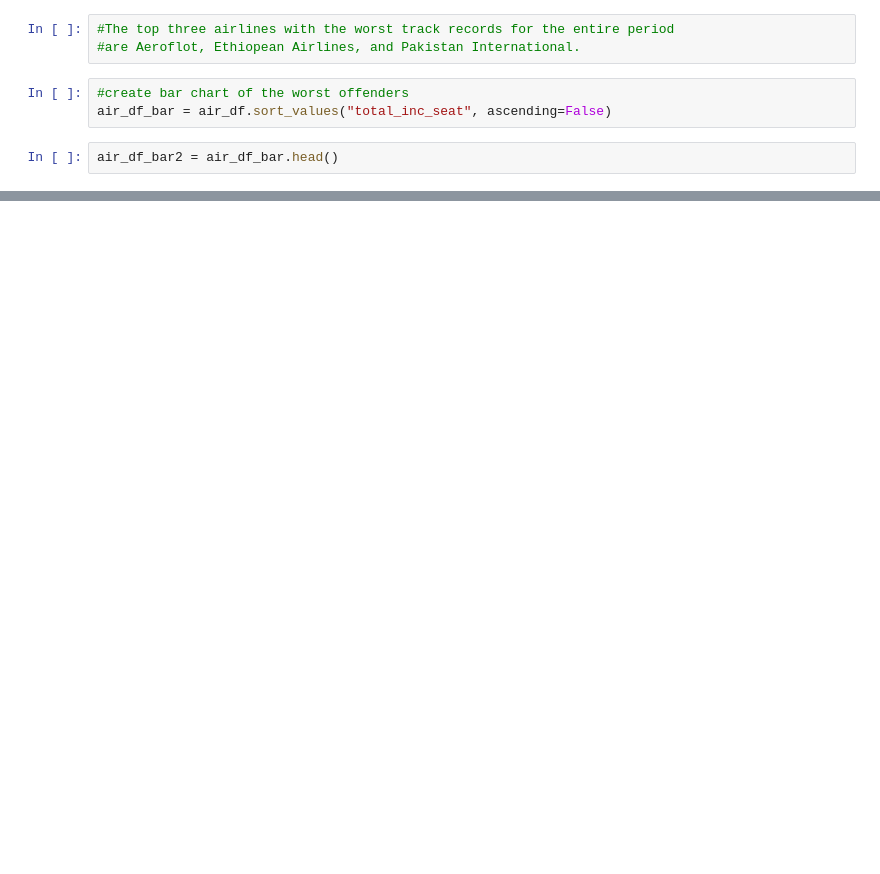
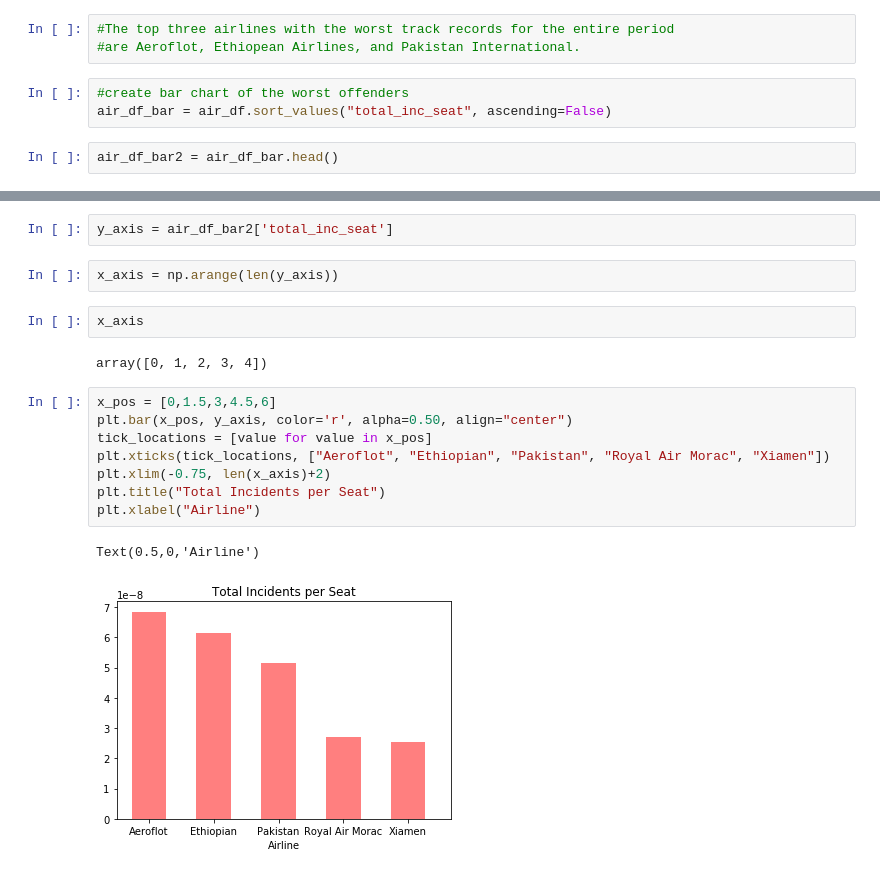
Before and after one commit to jcmachdata/Airline_Safety, a Jupyter notebook: airline-safety.ipynb, the cells around one changed output, grey strips where cells are left out. Saved outputs shown, nothing was run; the diff lists cells and outputs as text; blank space fills up the shorter version.

Commit message:
airline final

```diff
--- a/airline-safety.ipynb
+++ b/airline-safety.ipynb
@@ -269,3 +270,22 @@ air_df_bar2
 | 35 | Pakistan International | 348563137 | 8 | 3 | 234 | ... |
 | 38 | Royal Air Maroc | 295705339 | 5 | 3 | 51 | ... |
 | 55 | Xiamen Airlines | 430462962 | 9 | 1 | 82 | ... |
+# %%
+y_axis = air_df_bar2['total_inc_seat']
+# %%
+x_axis = np.arange(len(y_axis))
+# %%
+x_axis
+# %% [output]
+array([0, 1, 2, 3, 4])
+# %%
+x_pos = [0,1.5,3,4.5,6]
+plt.bar(x_pos, y_axis, color='r', alpha=0.50, align="center")
+tick_locations = [value for value in x_pos]
+plt.xticks(tick_locations, ["Aeroflot", "Ethiopian", "Pakistan", "Royal Air Morac", "Xiamen"])
+plt.xlim(-0.75, len(x_axis)+2)
+plt.title("Total Incidents per Seat")
+plt.xlabel("Airline")
+# %% [output]
+Text(0.5,0,'Airline')
+[figure, added]
```
Also changed, not shown: parts of 1 cell of this notebook.
